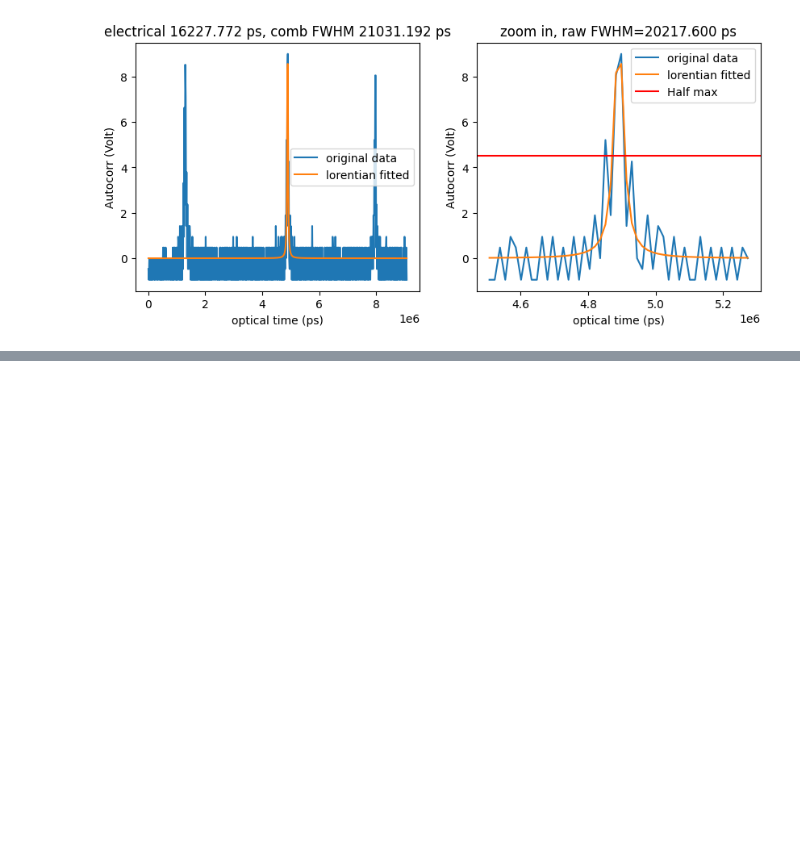
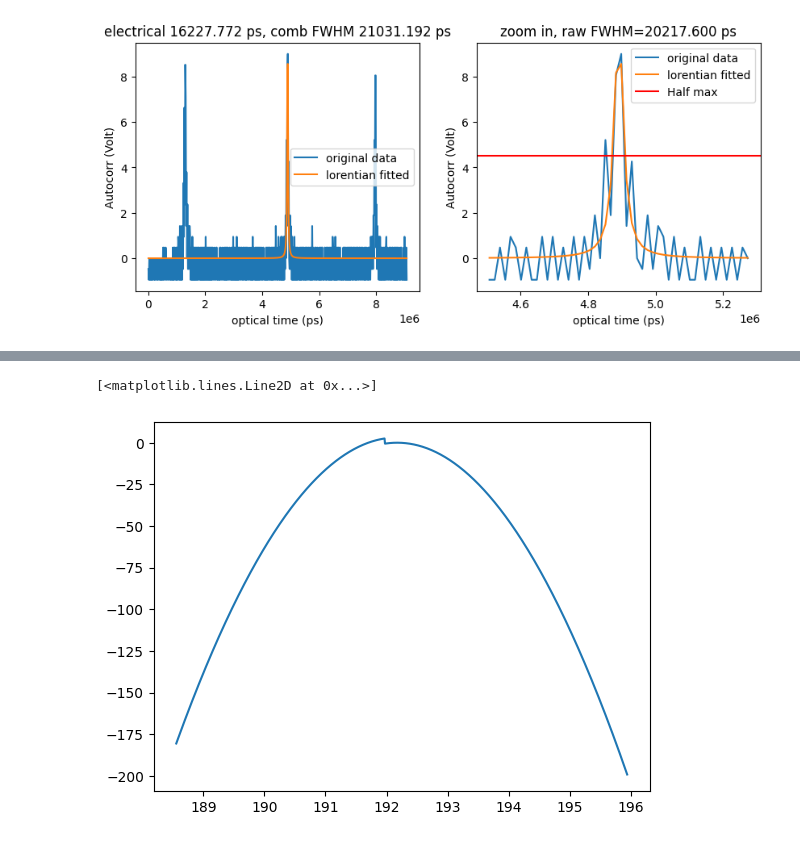
Before and after one commit to kester2015/KeckLFC-deploy, a Jupyter notebook: Notebooks/new_laptop_test.ipynb, the cells around one changed output, grey strips where cells are left out. Drawn from its saved outputs; the diff is of its cells as text; code cells hidden in the pictures; blank space fills up the shorter version.

```diff
--- a/Notebooks/new_laptop_test.ipynb
+++ b/Notebooks/new_laptop_test.ipynb
@@ -1429,0 +1466,5 @@ array([ 83, 314, 511], dtype=int64)
+# %%
+plt.plot(x_hz,phase_temp)
+# %% [output]
+[<matplotlib.lines.Line2D at 0x...>]
+[figure, added]
```
Also changed, not shown: parts of 7 cells of this notebook, 2 other files.
